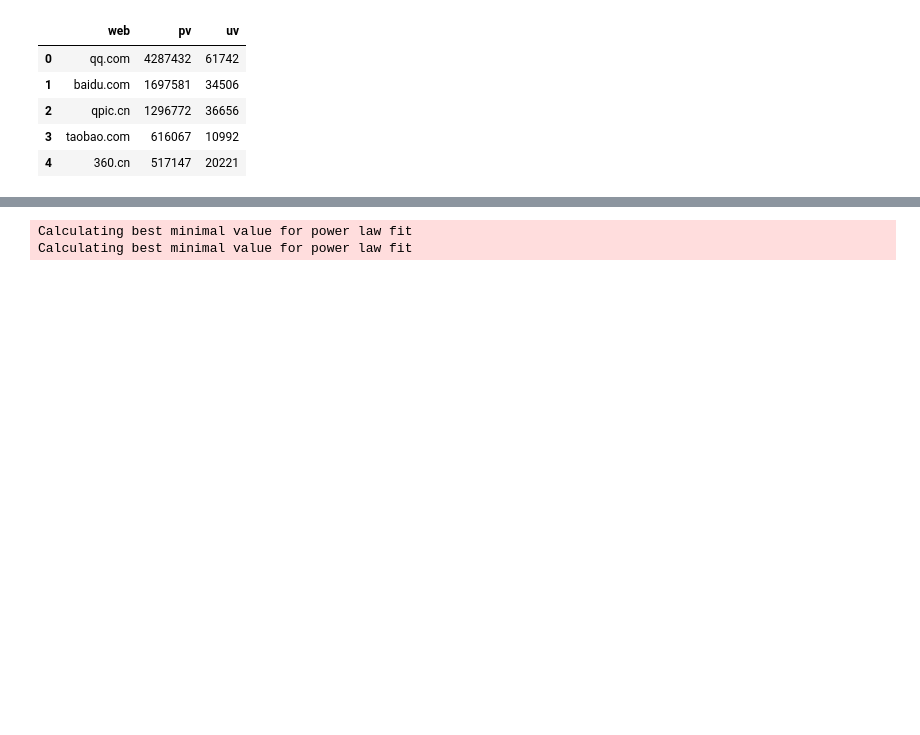
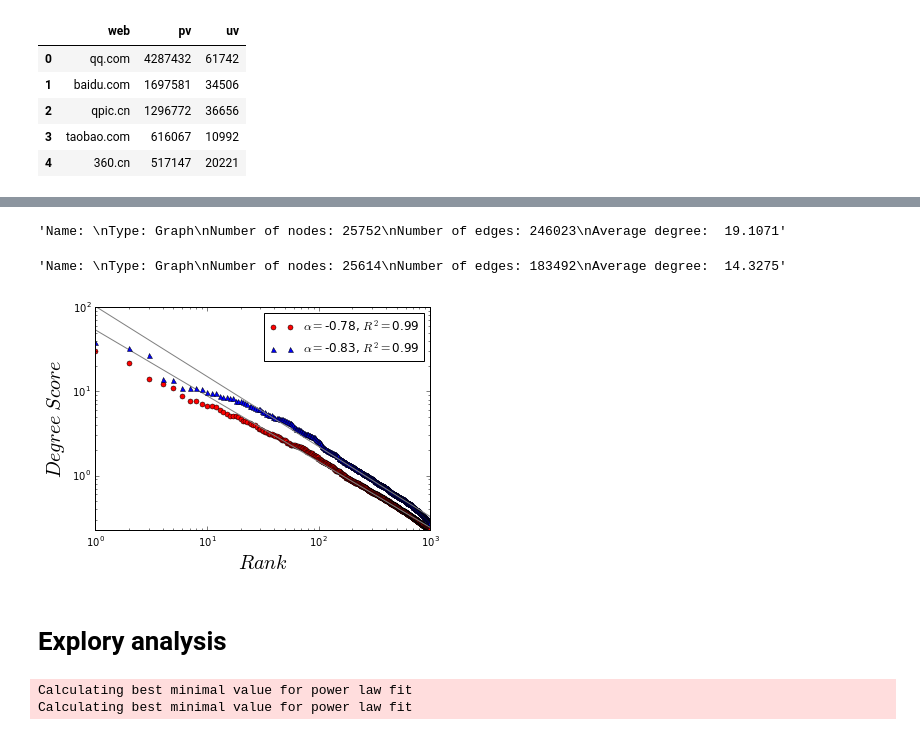
Before and after one commit to SocratesClub/cjc, a Jupyter notebook: cases/bjmobile_attention_flow_network.ipynb, the cells around one changed output, grey strips where cells are left out. Drawn from its saved outputs; the diff is of its cells as text; code cells hidden in the pictures; blank space fills up the shorter version.

```diff
--- a/cases/bjmobile_attention_flow_network.ipynb
+++ b/cases/bjmobile_attention_flow_network.ipynb
@@ -394,0 +592,16 @@ Name: user, dtype: int64
+# %%
+undirected_edges = [sorted([edge_df.source[i], edge_df.target[i]]) for i in edge_df.index]
+
+source, target = np.array(undirected_edges).T
+
+edge_df['source_u'] = source
+edge_df['target_u'] = target
+
+edge_agg_df = edge_df.groupby(['source_u', 'target_u'])['weight'].sum()
+# %%
+for e in edge_agg_df.index[:5]:
+    source, target = e
+    weight = edge_agg_df[e]/float(total_pv)
+    source_pv_rate = pvuv_dict[source][0]
+    target_pv_rate = pvuv_dict[target][0]
+    print i,j, weight, source_pv_rate, target_pv_rate
@@ -395,3 +614,36 @@ Name: user, dtype: int64
+# %%
+gu0 = nx.Graph()
+for e in edge_agg_df.index:
+    source, target = e
+    gu0.add_edge(source, target)
+nx.info(gu0)
+# %% [output]
+'Name: \nType: Graph\nNumber of nodes: 25752\nNumber of edges: 246023\nAverage degree:  19.1071'
+# %%
+gu = nx.Graph()
+for e in edge_agg_df.index:
+    source, target = e
+    weight = edge_agg_df[e]/float(total_pv)
+    try:
+        source_pv_rate = pvuv_dict[source][0]
+        target_pv_rate = pvuv_dict[target][0]
+        if weight >= source_pv_rate*target_pv_rate:
+            gu.add_edge(source, target)
+    except:
+        pass
+nx.info(gu)
+# %% [output]
+'Name: \nType: Graph\nNumber of nodes: 25614\nNumber of edges: 183492\nAverage degree:  14.3275'
+# %%
+degree_score = nx.degree_centrality(gu)
+degree_score0 = nx.degree_centrality(gu0)
+
+powerRankPlot(degree_score.values(), 'red', 'o')
+powerRankPlot(degree_score0.values(), 'blue', '^')
+# %% [output]
+[figure, added]
+# %% [markdown]
+# Explory analysis
 # %%
 dfg_merge = [[dfg_user[i], dfg[i] ] for i in dfg.index]
 
```
Also changed, not shown: parts of 47 cells of this notebook, 6 other files.
